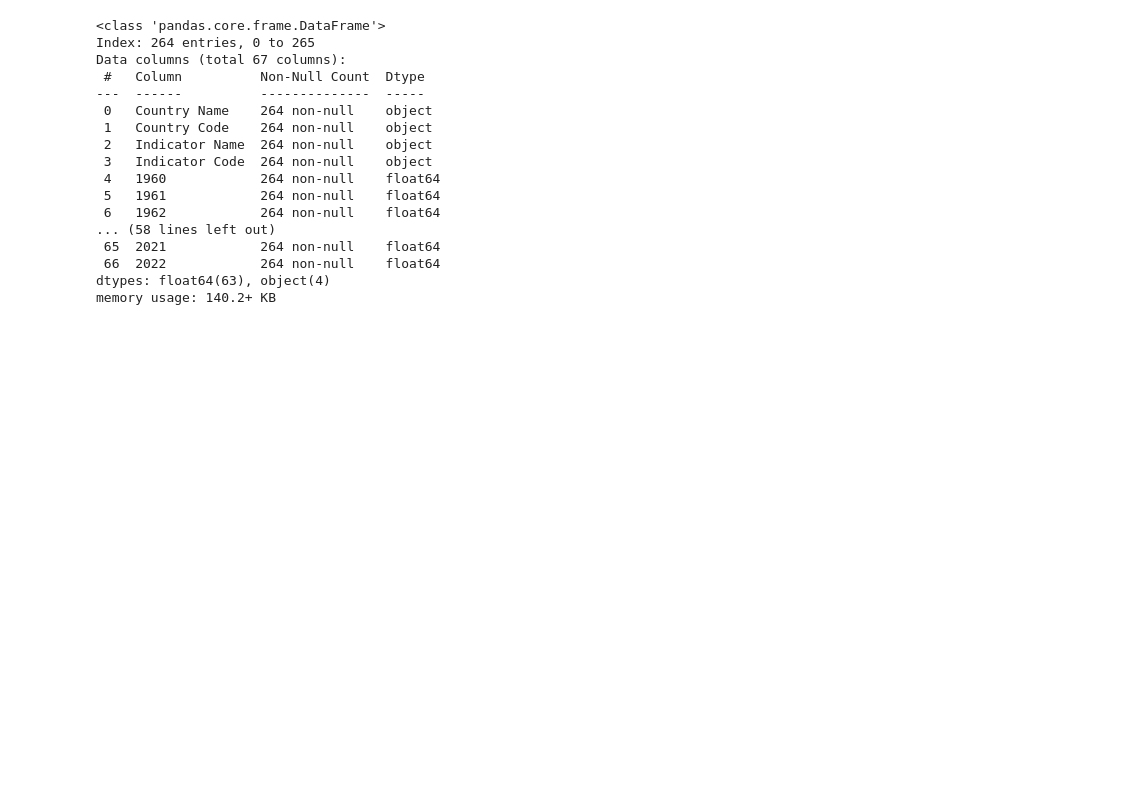
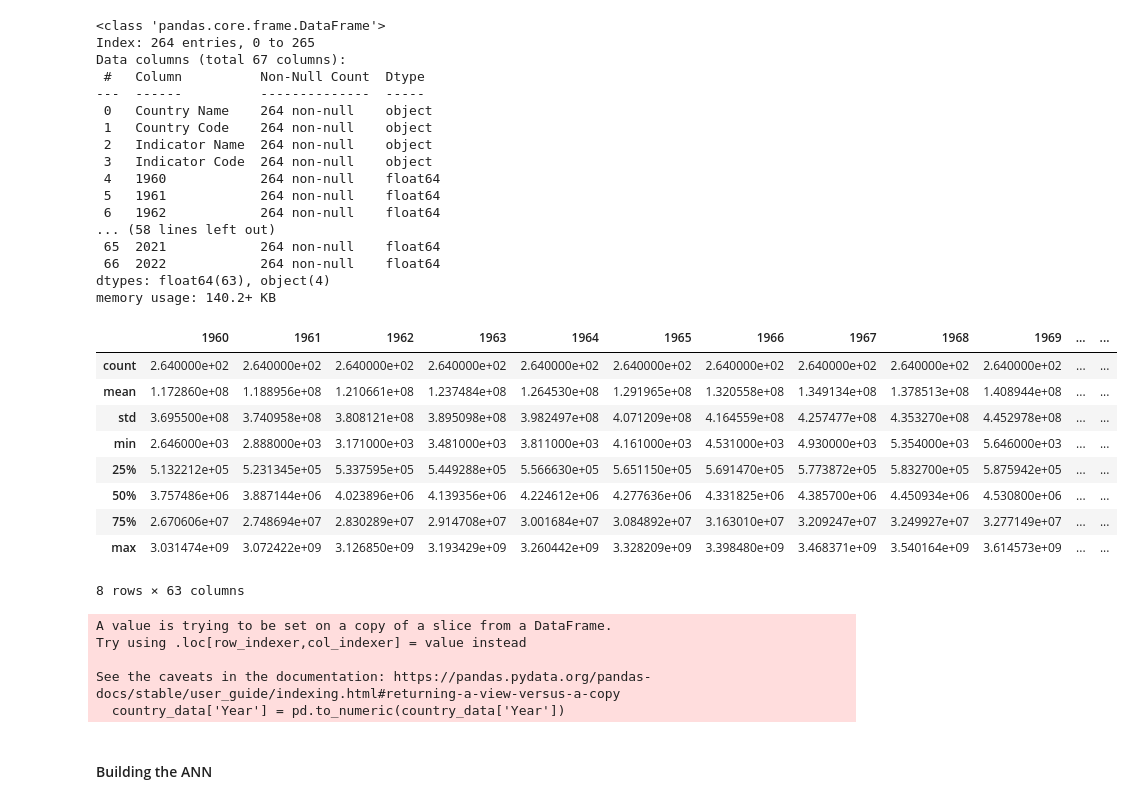
Before and after one commit to Eric-MK/ML_class_lessons, a Jupyter notebook: lab3.ipynb, the cells around one changed output. Drawn from its saved outputs; the diff is of its cells as text; code cells hidden in the pictures; blank space fills up the shorter version.

Commit message:
trained it

```diff
--- a/lab3.ipynb
+++ b/lab3.ipynb
@@ -5,9 +5,9 @@ import pandas as pd
 # %%
 file_path = "data/Lab3Dataset.csv"
 # %%
-df = pd.read_csv(file_path)
+data = pd.read_csv(file_path)
 
-df.head()
+data.head()
 # %% [output]
 |  | Country Name | Country Code | Indicator Name | Indicator Code | 1960 | 1961 | 1962 | 1963 | ... |
 | 0 | Aruba | ABW | Population, total | SP.POP.TOTL | 54608.0 | 55811.0 | 56682.0 | 57475.0 | ... |
@@ -34,5 +34,5 @@ Indicator Code      0
 2023              266
 Length: 68, dtype: int64
 # %%
-df = df.dropna(how='all', axis=1)
+data = data.dropna(how='all', axis=1)
 # %%
@@ -61,9 +61,9 @@ df.head()
 | 4 | Angola | AGO | Population, total | SP.POP.TOTL | 5357195.0 | 5441333.0 | 5521400.0 | 5599827.0 | ... |
 5 rows × 67 columns
 # %%
-df = df.dropna()
+data = data.dropna()
 
-df.isnull().sum()
+data.isnull().sum()
 # %% [output]
 Country Name      0
 Country Code      0
@@ -107,3 +107,16 @@ Data columns (total 67 columns):
  66  2022            264 non-null    float64
 dtypes: float64(63), object(4)
 memory usage: 140.2+ KB
+# %%
+data.describe()
+# %% [output]
+|  | 1960 | 1961 | 1962 | 1963 | 1964 | 1965 | 1966 | 1967 | 1968 | 1969 | ... | ... |
+| count | 2.640000e+02 | 2.640000e+02 | 2.640000e+02 | 2.640000e+02 | 2.640000e+02 | 2.640000e+02 | 2.640000e+02 | 2.640000e+02 | 2.640000e+02 | 2.640000e+02 | ... | ... |
+| mean | 1.172860e+08 | 1.188956e+08 | 1.210661e+08 | 1.237484e+08 | 1.264530e+08 | 1.291965e+08 | 1.320558e+08 | 1.349134e+08 | 1.378513e+08 | 1.408944e+08 | ... | ... |
+| std | 3.695500e+08 | 3.740958e+08 | 3.808121e+08 | 3.895098e+08 | 3.982497e+08 | 4.071209e+08 | 4.164559e+08 | 4.257477e+08 | 4.353270e+08 | 4.452978e+08 | ... | ... |
+| min | 2.646000e+03 | 2.888000e+03 | 3.171000e+03 | 3.481000e+03 | 3.811000e+03 | 4.161000e+03 | 4.531000e+03 | 4.930000e+03 | 5.354000e+03 | 5.646000e+03 | ... | ... |
+| 25% | 5.132212e+05 | 5.231345e+05 | 5.337595e+05 | 5.449288e+05 | 5.566630e+05 | 5.651150e+05 | 5.691470e+05 | 5.773872e+05 | 5.832700e+05 | 5.875942e+05 | ... | ... |
+| 50% | 3.757486e+06 | 3.887144e+06 | 4.023896e+06 | 4.139356e+06 | 4.224612e+06 | 4.277636e+06 | 4.331825e+06 | 4.385700e+06 | 4.450934e+06 | 4.530800e+06 | ... | ... |
+| 75% | 2.670606e+07 | 2.748694e+07 | 2.830289e+07 | 2.914708e+07 | 3.001684e+07 | 3.084892e+07 | 3.163010e+07 | 3.209247e+07 | 3.249927e+07 | 3.277149e+07 | ... | ... |
+| max | 3.031474e+09 | 3.072422e+09 | 3.126850e+09 | 3.193429e+09 | 3.260442e+09 | 3.328209e+09 | 3.398480e+09 | 3.468371e+09 | 3.540164e+09 | 3.614573e+09 | ... | ... |
+8 rows × 63 columns
@@ -109,0 +130,36 @@ memory usage: 140.2+ KB
+# %%
+# Drop columns
+data = data.drop(columns=['Country Name', 'Indicator Name', 'Indicator Code'])
+
+# Transpose the data so that each country's data is a row
+data = data.set_index('Country Code').transpose()
+
+# Flatten the data
+flattened_data = data.reset_index().melt(id_vars='index').rename(columns={'index': 'Year', 'value': 'Population'})
+
+# Filter for country Afghanistan
+country_code = 'AFG'
+country_data = flattened_data[flattened_data['Country Code'] == country_code]
+
+# Convert Year to numeric
+country_data['Year'] = pd.to_numeric(country_data['Year'])
+
+# Drop rows with missing population values
+country_data = country_data.dropna(subset=['Population'])
+
+# Normalize the data
+scaler = MinMaxScaler()
+country_data['Population'] = scaler.fit_transform(country_data[['Population']])
+
+# Split data into training and testing sets
+X = country_data['Year'].values.reshape(-1, 1)
+y = country_data['Population'].values
+X_train, X_test, y_train, y_test = train_test_split(X, y, test_size=0.2, random_state=42)
+# %% [output]
+A value is trying to be set on a copy of a slice from a DataFrame.
+Try using .loc[row_indexer,col_indexer] = value instead
+
+See the caveats in the documentation: https://pandas.pydata.org/pandas-docs/stable/user_guide/indexing.html#returning-a-view-versus-a-copy
+  country_data['Year'] = pd.to_numeric(country_data['Year'])
+# %% [markdown]
+#### Building the ANN
```
Also changed, not shown: parts of 8 cells of this notebook.
